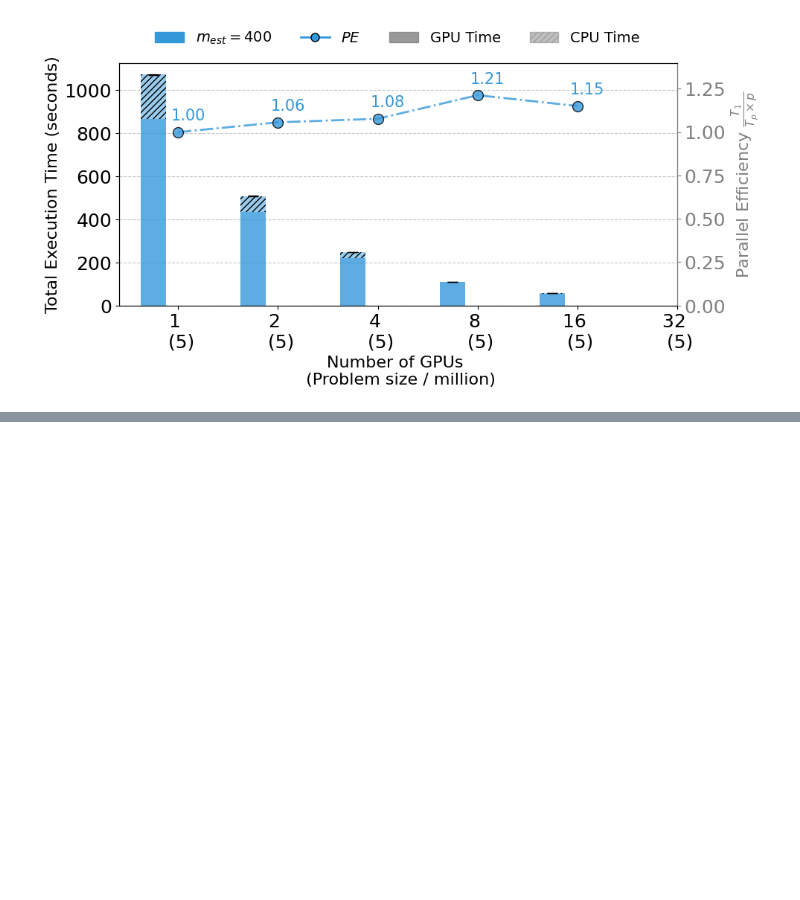
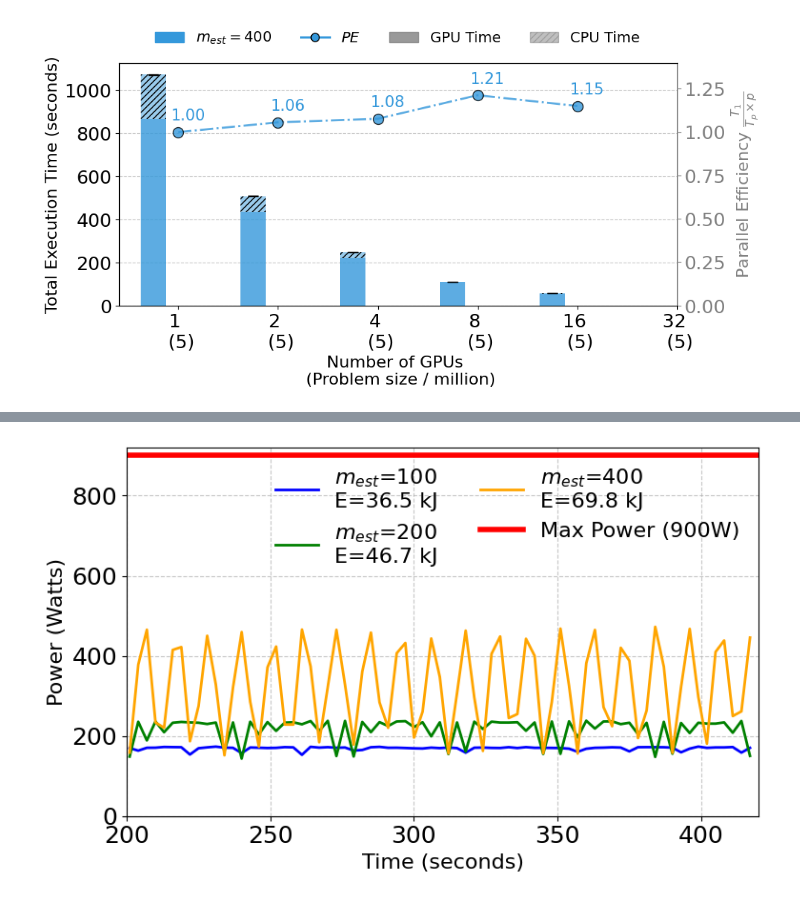
Before and after one commit to paper-code1/VecchiaConditionalExtremes, a Jupyter notebook: experiments/PerformanceVisu_GH200_scaling.ipynb, the cells around one changed output, grey strips where cells are left out. Cells and saved outputs as stored; diff of their text form; code cells hidden in the pictures; blank space fills up the shorter version.

```diff
--- a/experiments/PerformanceVisu_GH200_scaling.ipynb
+++ b/experiments/PerformanceVisu_GH200_scaling.ipynb
@@ -394,0 +397,87 @@ plt.show()
+# %%
+import pandas as pd
+import matplotlib.pyplot as plt
+import numpy as np
+from datetime import datetime
+
+plt.rcParams.update({'font.size': 18})
+
+def process_gpu_log(file_path):
+    # Read CSV with custom timestamp parsing
+    df = pd.read_csv(file_path, skiprows=1)
+    df.columns = ['timestamp', 'index', 'power', 'utilization', 'memory_used', 'memory_total', 'temperature']
+
+    # Convert timestamp to datetime
+    df['timestamp'] = pd.to_datetime(df['timestamp'])
+
+    # Filter for GPU 0 only
+    gpu0_data = df[df['index'] == 0].copy()
+
+    # Calculate time in seconds from start
+    start_time = gpu0_data['timestamp'].min()
+    gpu0_data['time_seconds'] = (gpu0_data['timestamp'] - start_time).dt.total_seconds()
+
+    # Convert power values to float
+    gpu0_data['power'] = gpu0_data['power'].str.rstrip(' W').astype(float)
+
+    return gpu0_data
+
+def plot_power_consumption(start_time=300, end_time=340):
+    """
+    Plot power consumption for different m values within specified time interval and calculate energy
+
+    Parameters:
+    start_time (float): Start time in seconds
+    end_time (float): End time in seconds
+    """
+
+    # Create the visualization
+    plt.figure(figsize=(8, 5))
+
+    # Process and plot data for different m values
+    m_values = [100, 200, 400]
+    colors = ['blue', 'green', 'orange']
+
+    for m, color in zip(m_values, colors):
+        try:
+            file_path = f'../log/GH200_power/monitoring/gpu_N5000000_m{m}_i1_gpu1_power.log'
+            data = process_gpu_log(file_path)
+
+            # Filter for specified time interval
+            mask = (data['time_seconds'] >= start_time) & (data['time_seconds'] <= end_time)
+            filtered_data = data[mask]
+
+            # Calculate energy (joules) using numerical integration (trapezoidal rule)
+            energy = np.trapz(filtered_data['power'], filtered_data['time_seconds'])
+
+            plt.plot(filtered_data['time_seconds'],
+                    filtered_data['power'],
+                    label=f'$m_{{est}}$={m}\nE={energy/1000:.1f} kJ',
+                    color=color,
+                    linewidth=2)
+        except Exception as e:
+            print(f"Could not process data for m={m}: {str(e)}")
+
+    # Add horizontal line for max power
+    plt.axhline(y=900, color='red', linewidth=4, linestyle='-', label='Max Power (900W)')
+
+    plt.xlabel('Time (seconds)', fontsize=16)
+    plt.ylabel('Power (Watts)', fontsize=16)
+    plt.grid(True, linestyle='--', alpha=0.7)
+    plt.legend(fontsize=16, ncol=2, framealpha=0.)
+
+    # Set axis limits
+    plt.xlim(start_time, end_time)
+    plt.ylim(0, 920)  # slightly above 900 to show the line clearly
+
+    # Adjust layout to prevent label cutoff
+    plt.tight_layout()
+
+    # Save the plot
+    plt.savefig(f'./fig/gpu0_power_analysis_GH200_{start_time}_{end_time}.pdf', bbox_inches='tight')
+    plt.show()
+
+# Example usage:
+plot_power_consumption(start_time=200, end_time=420)
+# %% [output]
+[figure, added]
```
Also changed, not shown: parts of 1 cell of this notebook, 11 other files.
